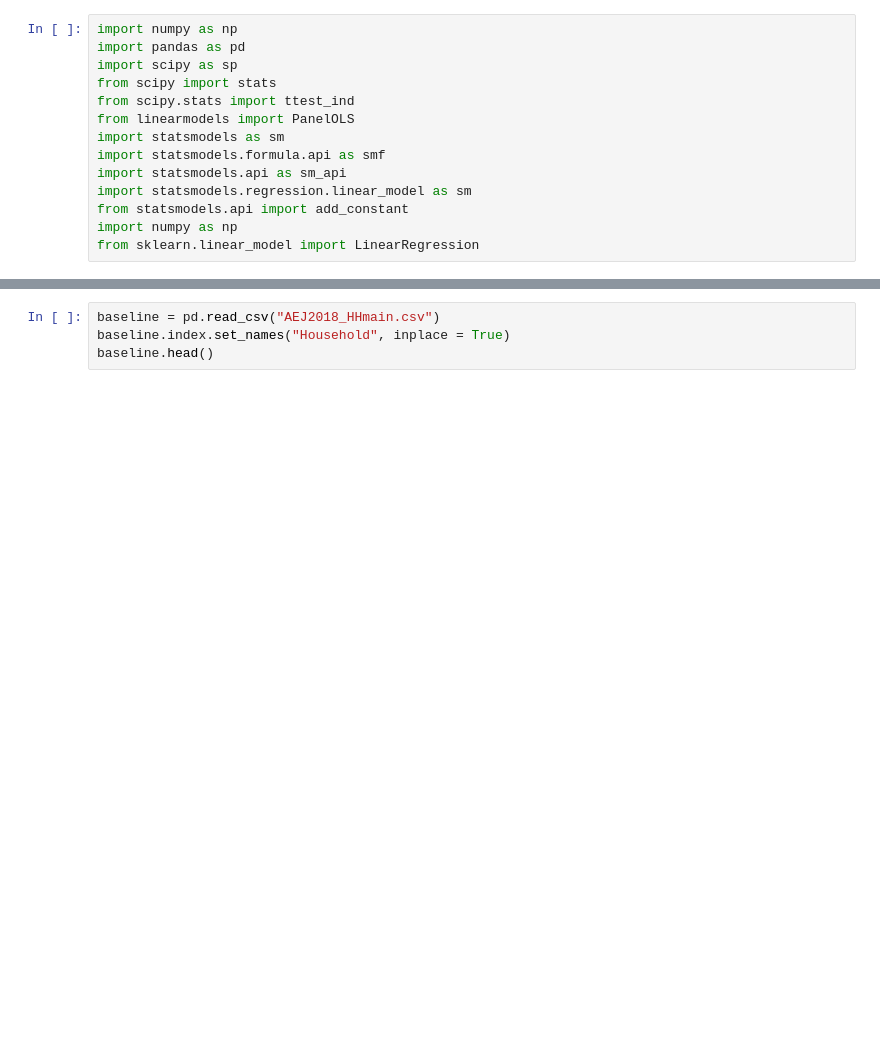
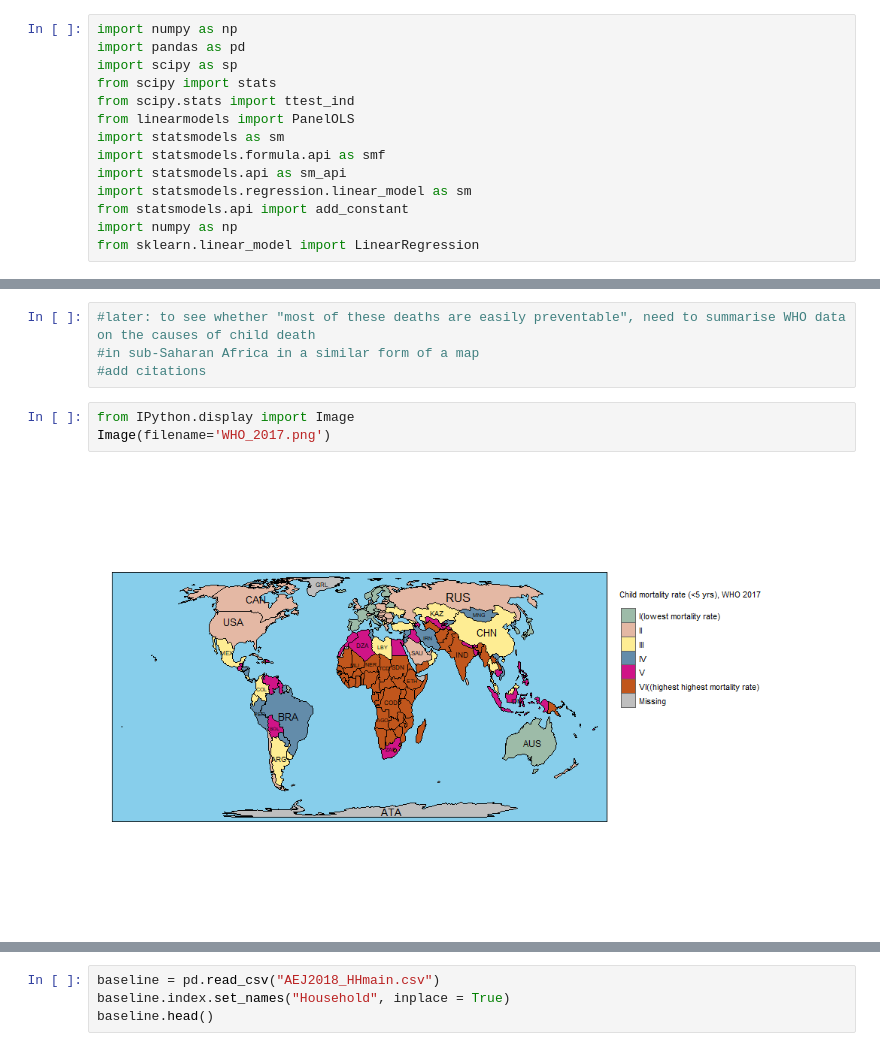
Before and after one commit to madinajapakhova/Project-replication, a Jupyter notebook: MJapakhova project(replication).ipynb, the cells around one changed output, grey strips where cells are left out. Saved outputs shown, nothing was run; the diff lists cells and outputs as text; blank space fills up the shorter version.

```diff
--- a/MJapakhova project(replication).ipynb
+++ b/MJapakhova project(replication).ipynb
@@ -32,0 +27,9 @@ from sklearn.linear_model import LinearRegression
+# %%
+#later: to see whether "most of these deaths are easily preventable", need to summarise WHO data on the causes of child death
+#in sub-Saharan Africa in a similar form of a map
+#add citations
+# %%
+from IPython.display import Image
+Image(filename='WHO_2017.png')
+# %% [output]
+[figure, added]
```
Also changed, not shown: parts of 44 cells of this notebook.
